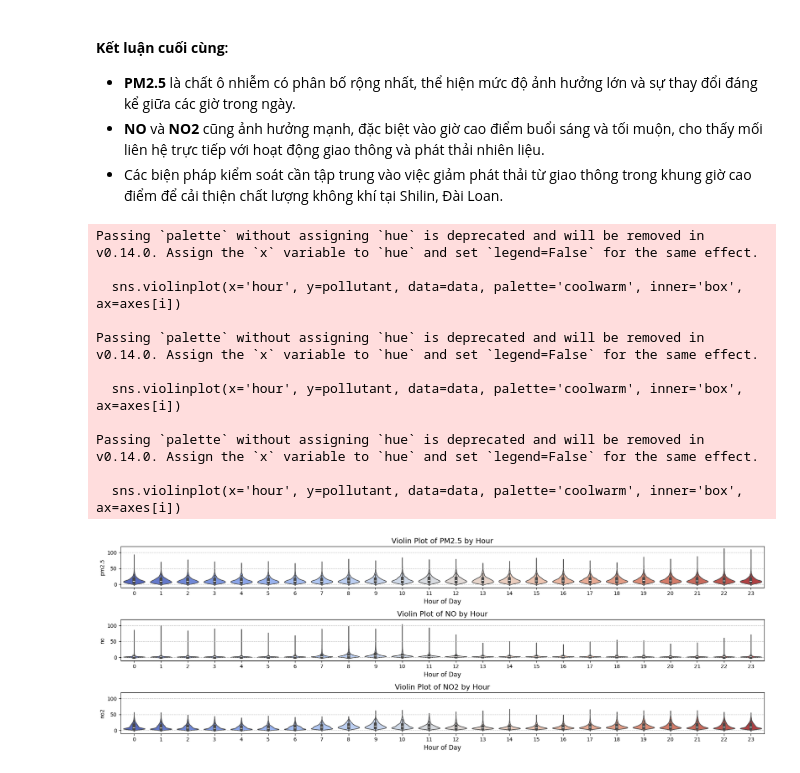
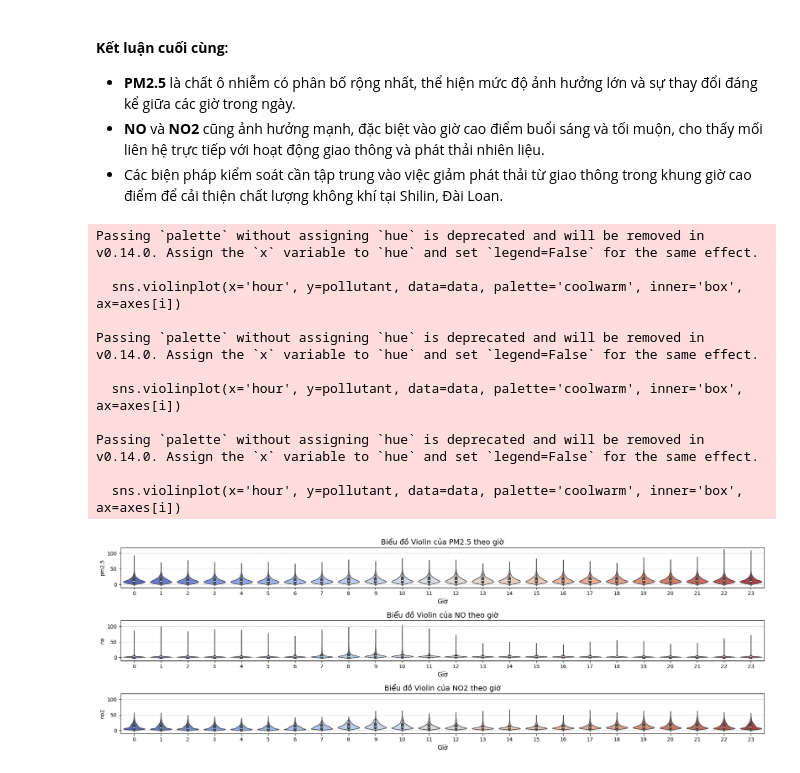
Before and after one commit to Dzivilord/DV-TW-Lab02, a Jupyter notebook: Source_Codes/AQI vs other pollutants.ipynb, the cells around one changed output. Saved outputs shown, nothing was run; the diff lists cells and outputs as text; code cells hidden in the pictures.

```diff
--- a/Source_Codes/AQI vs other pollutants.ipynb
+++ b/Source_Codes/AQI vs other pollutants.ipynb
@@ -155,7 +155,7 @@ import matplotlib.pyplot as plt
 import numpy as np
 
 # Đọc dữ liệu từ file
-file_path = 'air_quality_shilin.csv'
+file_path = "../Datasets/air_quality_shilin.csv"
 data = pd.read_csv(file_path)
 
 # Chuyển đổi cột 'date' sang định dạng datetime
@@ -188,13 +188,13 @@ for i, pollutant in enumerate(pollutants):
     ax2.bar(x + i * width - (len(pollutants) / 2) * width, grouped_data[pollutant],
             width=width, label=pollutant, color=colors[i])
 
-ax2.set_ylabel('Pollutant Concentrations', fontsize=12)
+ax2.set_ylabel('Nồng độ chất ô nhiễm', fontsize=12)
 ax2.tick_params(axis='y')
 ax2.set_ylim(0, grouped_data[pollutants].max().max() * 1.2)  # Điều chỉnh giới hạn trục Y
 
 # Thêm chú thích và tiêu đề
 fig.legend(loc='upper right', bbox_to_anchor=(1, 1), bbox_transform=ax1.transAxes)
-plt.title('AQI and Pollutant Concentrations by Hour', fontsize=14)
+plt.title('Chỉ số AQI và nồng độ chất ô nhiễm theo giờ', fontsize=14)
 plt.grid(axis='x', linestyle='--', alpha=0.7)
 
 plt.tight_layout()
@@ -249,7 +249,7 @@ import seaborn as sns
 import matplotlib.pyplot as plt
 
 # Đọc dữ liệu từ file (thay đổi đường dẫn nếu cần)
-file_path = 'air_quality_shilin.csv'
+file_path = "../Datasets/air_quality_shilin.csv"
 data = pd.read_csv(file_path)
 
 # Chuyển đổi cột 'date' sang định dạng datetime
@@ -258,34 +258,34 @@ data['date'] = pd.to_datetime(data['date'])
 # Trích xuất giờ trong ngày
 data['hour'] = data['date'].dt.hour
 
 # Danh sách các chất ô nhiễm cần vẽ
 pollutants = ['pm2.5', 'no', 'no2']
 
 # Tạo các subplot
 fig, axes = plt.subplots(3, 1, figsize=(18, 6), sharey=True)
 
 # Lặp qua các chất ô nhiễm và vẽ từng violin plot
 for i, pollutant in enumerate(pollutants):
     sns.violinplot(x='hour', y=pollutant, data=data, palette='coolwarm', inner='box', ax=axes[i])
-    axes[i].set_title(f'Violin Plot of {pollutant.upper()} by Hour', fontsize=14)
-    axes[i].set_xlabel('Hour of Day', fontsize=12)
+    axes[i].set_title(f'Biểu đồ Violin của {pollutant.upper()} theo giờ', fontsize=14)
+    axes[i].set_xlabel('Giờ', fontsize=12)
     #axes[i].set_ylabel(f'{pollutant.upper()} Concentration' if i == 0 else '', fontsize=12)
     axes[i].grid(axis='y', linestyle='--', alpha=0.7)
 
 # Tinh chỉnh khoảng cách giữa các subplot
 plt.tight_layout()
 plt.show()
 # %% [output]
 Passing `palette` without assigning `hue` is deprecated and will be removed in v0.14.0. Assign the `x` variable to `hue` and set `legend=False` for the same effect.
 
   sns.violinplot(x='hour', y=pollutant, data=data, palette='coolwarm', inner='box', ax=axes[i])
 
 Passing `palette` without assigning `hue` is deprecated and will be removed in v0.14.0. Assign the `x` variable to `hue` and set `legend=False` for the same effect.
 
   sns.violinplot(x='hour', y=pollutant, data=data, palette='coolwarm', inner='box', ax=axes[i])
 
 Passing `palette` without assigning `hue` is deprecated and will be removed in v0.14.0. Assign the `x` variable to `hue` and set `legend=False` for the same effect.
 
   sns.violinplot(x='hour', y=pollutant, data=data, palette='coolwarm', inner='box', ax=axes[i])
-[figure, old version]
+[figure, new version]
 # %% [markdown]
```
Also changed, not shown: parts of 8 cells of this notebook, 3 other files.
